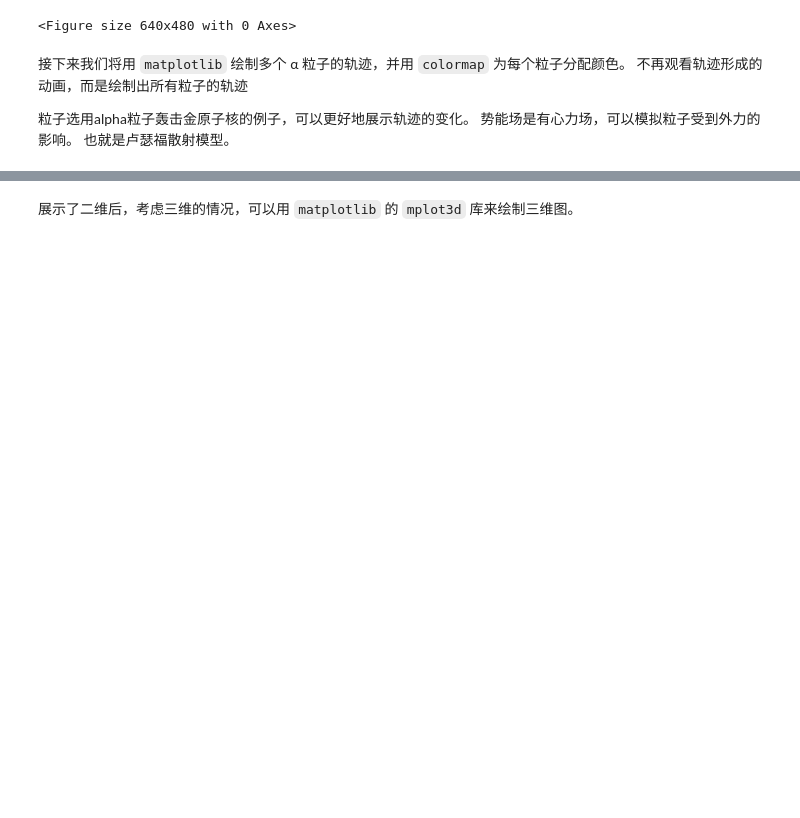
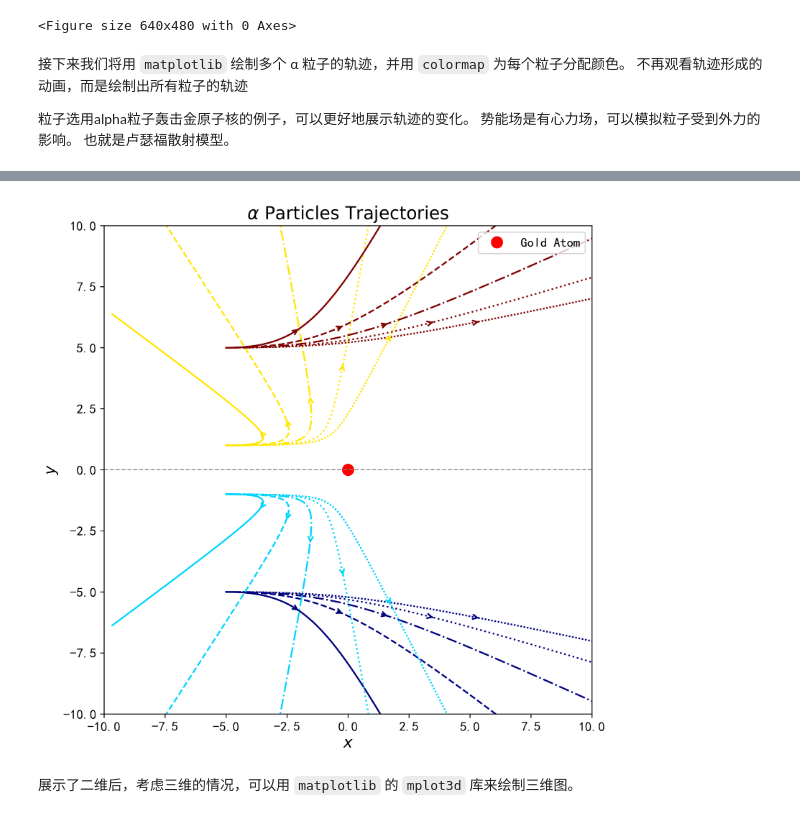
Before and after one commit to Glueo/graduate_phy_proj_2025, a Jupyter notebook: Catchup/plot_classic.ipynb, the cells around one changed output, grey strips where cells are left out. Saved outputs shown, nothing was run; the diff lists cells and outputs as text; code cells hidden in the pictures; blank space fills up the shorter version.

```diff
--- a/Catchup/plot_classic.ipynb
+++ b/Catchup/plot_classic.ipynb
@@ -146,3 +147,82 @@ plt.show()
+# %%
+import numpy as np
+import matplotlib.pyplot as plt
+
+# 假设 steps, dt, acc 已定义
+num_alpha = 4  # 不同方向的数量
+steps = 200     # 时间步数
+dt = 0.01       # 时间步长
+
+# 设定 5 个不同的入射速度（例如在 8 到 12 之间均匀取值）
+speeds = np.linspace(5, 15, 5)
+
+# 为不同方向分配颜色
+direction_colors = plt.cm.jet(np.linspace(0, 1, num_alpha))
+# 为不同速度设定不同线型（也可以用其他方式区分）
+line_styles = ['-', '--', '-.', ':', (0, (1, 1))]
+
+# 存储所有粒子的轨迹，方便后续分析或绘图
+# trajectories 是一个字典，key 为方向编号，每个值为 5 个不同速度对应的轨迹列表
+trajectories = {}
+y_places = [-5, -1,1, 5]
+for n in range(num_alpha):
+    # 随机确定入射方向：固定 x0=-5, y0 随机（同一方向）
+    x0 = -5
+    y0 = y_places[n]
+    # 对于该方向，保存 5 个不同速度的轨迹
+    traj_list = []
+    for j, v0 in enumerate(speeds):
+        trajectory = np.zeros((steps, 2))
+        r = np.array([x0, y0])
+        # 初始速度方向固定为 x 轴正方向，幅值为 v0
+        v = np.array([v0, 0])
+
+        for i in range(steps):
+            trajectory[i] = r
+            a0 = acc(r)
+            r = r + v * dt + 0.5 * a0 * dt**2
+            a1 = acc(r)
+            v = v + 0.5 * (a0 + a1) * dt
+        traj_list.append(trajectory)
+    trajectories[n] = traj_list
+
+# 绘制轨迹
+fig, ax = plt.subplots(figsize=(8, 8), dpi=300)
+# 绘制金原子核（假设位于原点）
+ax.plot(0, 0, 'ro', ms=10, label="Gold Atom")
+ax.axhline(0, color='gray', linestyle='--', linewidth=1)
+
+# 循环绘制每个方向以及该方向下不同速度的粒子轨迹
+for n, traj_list in trajectories.items():
+    for j, trajectory in enumerate(traj_list):
+        # 使用相同的颜色表示同一方向，线型区分不同入射速度
+        ax.plot(trajectory[:, 0], trajectory[:, 1],
+                color=direction_colors[n],
+                linestyle=line_styles[j],
+                linewidth=1.5)
+        # 在轨迹上选择箭头位置，这里选取轨迹约 35% 处添加箭头
+        arrow_index = int(len(trajectory) * 0.35)
+        if arrow_index < len(trajectory) - 1:
+            start_point = trajectory[arrow_index]
+            end_point = trajectory[arrow_index + 1]
+            ax.annotate('', xy=end_point, xytext=start_point,
+                        arrowprops=dict(arrowstyle='->',
+                                        color=direction_colors[n],
+                                        lw=1.5))
+
+ax.set_xlim(-10, 10)
+ax.set_ylim(-10, 10)
+ax.set_xlabel(r"$x$", fontsize=14)
+ax.set_ylabel(r"$y$", fontsize=14)
+ax.set_title(r"$\alpha\ \mathrm{Particles\ Trajectories}$", fontsize=16)
+# 由于每个方向下都有 5 条轨迹，legend 可选仅显示一部分说明（这里仅对第一个方向显示不同速度的标签）
+ax.legend(fontsize=12, loc='upper right')
+ax.tick_params(axis='both', which='major', labelsize=12)
+ax.set_aspect('equal')
+fig.savefig('./output/alpha_particles_with_different_speeds.png', bbox_inches='tight')
+plt.show()
+# %% [output]
+[figure, added]
 # %% [markdown]
 展示了二维后，考虑三维的情况，可以用 `matplotlib` 的 `mplot3d` 库来绘制三维图。
 # %%
```
Also changed, not shown: parts of 13 cells of this notebook, 13 other files.
